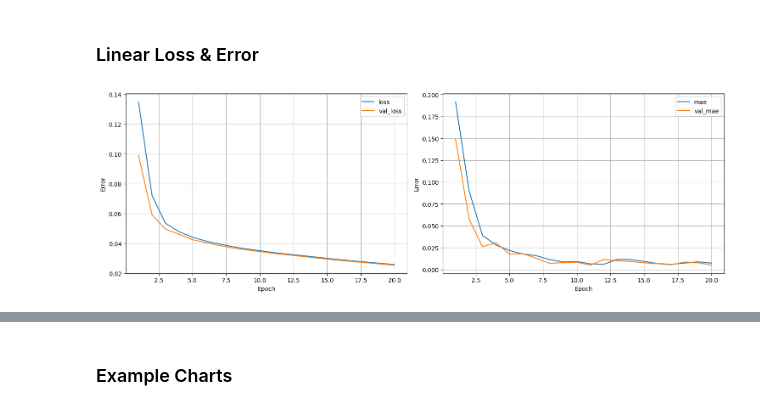
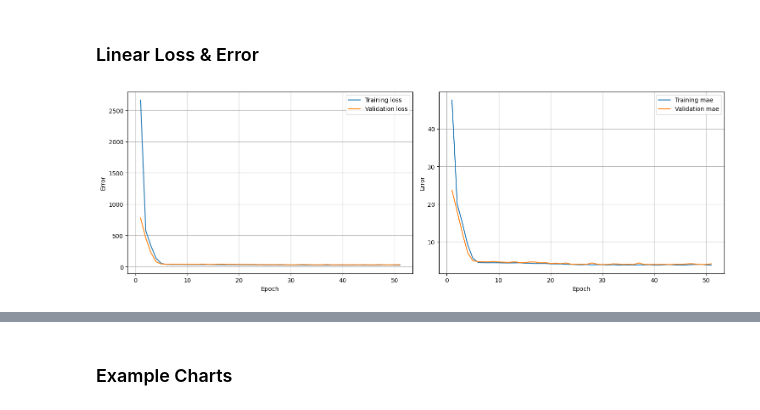
Before and after one commit to davidspector67/weather_predictor, a Jupyter notebook: project_lstm.ipynb, the cells around one changed output, grey strips where cells are left out. Cells and saved outputs as stored; diff of their text form; code cells hidden in the pictures.

Commit message:
level 1 and 2

```diff
--- a/project_lstm.ipynb
+++ b/project_lstm.ipynb
@@ -367,13 +367,13 @@ class PlotLearning(tf.keras.callbacks.Callback):
         for i, metric in enumerate(metrics):
             axs[i].plot(range(1, epoch + 2),
                         self.metrics[metric],
-                        label=metric)
+                        label='Training ' + metric)
             axs[i].set_xlabel("Epoch")
             axs[i].set_ylabel("Error")
             if logs['val_' + metric]:
                 axs[i].plot(range(1, epoch + 2),
                             self.metrics['val_' + metric],
-                            label='val_' + metric)
+                            label='Validation ' + metric)
                 axs[i].set_xlabel("Epoch")
                 axs[i].set_ylabel("Error")
 
@@ -616,12 +616,10 @@ class Level:
 
     def train_lstm(self):
         self.lstm_model.train(self.DataClass.train_X, self.DataClass.train_Y, self.DataClass.validation_X, self.DataClass.validation_Y)
-        clear_output()
         self.lstm_model.evaluate(self.DataClass.test_X, self.DataClass.test_Y)
 
     def train_hybrid(self):
         self.hybrid_model.train(self.DataClass.train_X, self.DataClass.train_Y, self.DataClass.validation_X, self.DataClass.validation_Y)
-        clear_output()
         self.hybrid_model.evaluate(self.DataClass.test_X, self.DataClass.test_Y)
 
     def train_linear(self):
@@ -631,7 +629,6 @@ class Level:
             self.DataClass.validation_X.reshape((self.DataClass.validation_X.shape[0], -1)),
             self.DataClass.validation_Y.reshape((self.DataClass.validation_Y.shape[0], -1))
         )
-        clear_output()
         self.linear_model.evaluate(self.DataClass.test_X.reshape((self.DataClass.test_X.shape[0], -1)), self.DataClass.test_Y.reshape((self.DataClass.test_Y.shape[0], -1)))
 
     def plot_predictions(self, y_label):
@@ -682,7 +679,7 @@ level_2 = Level(
     [
         ("lax", "air_temp", 24)
     ],
-    epochs=50
+    epochs=200
 )
 
 level_3 = Level(
@@ -696,7 +693,7 @@ level_3 = Level(
     [
         ("lax", "air_temp", 24)
     ],
-    epochs=50
+    epochs=200
 )
 
 level_4 = Level(
@@ -736,7 +733,7 @@ level_5 = Level(
         ("lax", "t_sin", 24),
         ("lax", "t_cos", 24),
         ("lax", "t_sin_year", 24),
-        ("lax", "t_cos_year", 24)
+        ("lax", "t_cos_year", 24),
 
         ("san", "air_temp", 24),
         ("san", "wind_speed", 24),
@@ -781,7 +778,7 @@ level_5 = Level(
     [
         ("lax", "air_temp", 24)
     ],
-    epochs=300
+    epochs=200
 )
 
 level_5 = Level(
@@ -799,7 +796,7 @@ level_5 = Level(
         ("lax", "t_sin", 72),
         ("lax", "t_cos", 72),
         ("lax", "t_sin_year", 72),
-        ("lax", "t_cos_year", 72)
+        ("lax", "t_cos_year", 72),
 
         ("san", "air_temp", 72),
         ("san", "wind_speed", 72),
@@ -844,7 +841,7 @@ level_5 = Level(
     [
         ("lax", "air_temp", 24)
     ],
-    epochs=300
+    epochs=200
 )
 # %% [markdown]
 ## Ex: Predicting Time Sin Wave from Time Cos Wave
@@ -906,5 +907,5 @@ We expect the models to **roughly** produce the shape of temperature throughout
 # %% [markdown]
 ### LSTM Loss & Error
 # %%
-level_1.train_lstm()
+level_2.train_lstm()
 # %% [output]
@@ -914,5 +917,5 @@ MSE of test data: 534.12548828125
 # %% [markdown]
 ### Hybrid Loss & Error
 # %%
-level_1.train_hybrid()
+level_2.train_hybrid()
 # %% [output]
@@ -924,6 +927,6 @@ MSE of test data: 0.011722824536263943
 # %% [markdown]
 ### Linear Loss & Error
 # %%
-level_1.train_linear()
+level_2.train_linear()
 # %% [output]
-[figure, old version]
+[figure, new version]
```
Also changed, not shown: parts of 13 cells of this notebook.
